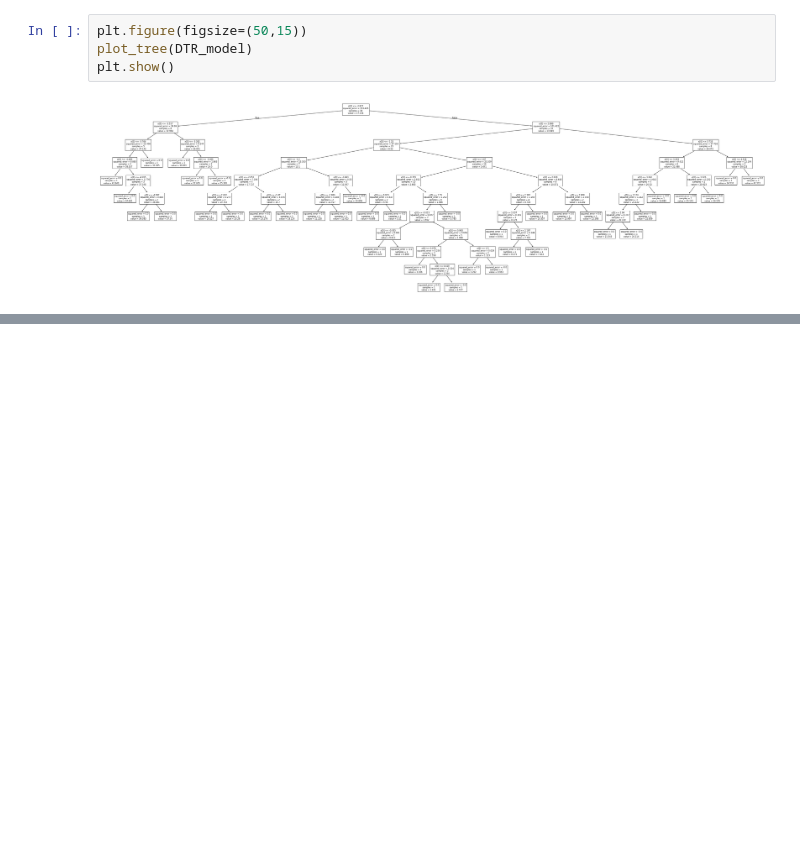
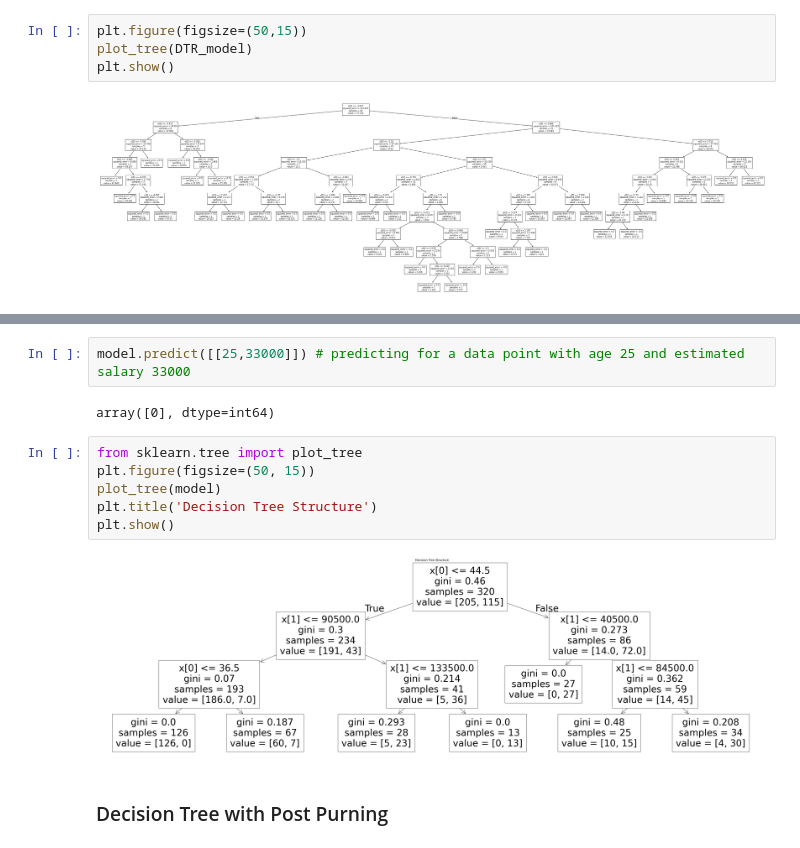
Before and after one commit to MuhammadUzair0786/Non-Linear-Machine-Learning-Model-Building, a Jupyter notebook: Decision_Tree.ipynb, the cells around one changed output, grey strips where cells are left out. Cells and saved outputs as stored; diff of their text form; blank space fills up the shorter version.

```diff
--- a/Decision_Tree.ipynb
+++ b/Decision_Tree.ipynb
@@ -136,0 +192,14 @@ plt.show()
+# %%
+model.predict([[25,33000]]) # predicting for a data point with age 25 and estimated salary 33000
+# %% [output]
+array([0], dtype=int64)
+# %%
+from sklearn.tree import plot_tree
+plt.figure(figsize=(50, 15))
+plot_tree(model)
+plt.title('Decision Tree Structure')
+plt.show()
+# %% [output]
+[figure, added]
+# %% [markdown]
+### Decision Tree with Post Purning
```
Also changed, not shown: parts of 15 cells of this notebook, 1 other file.
